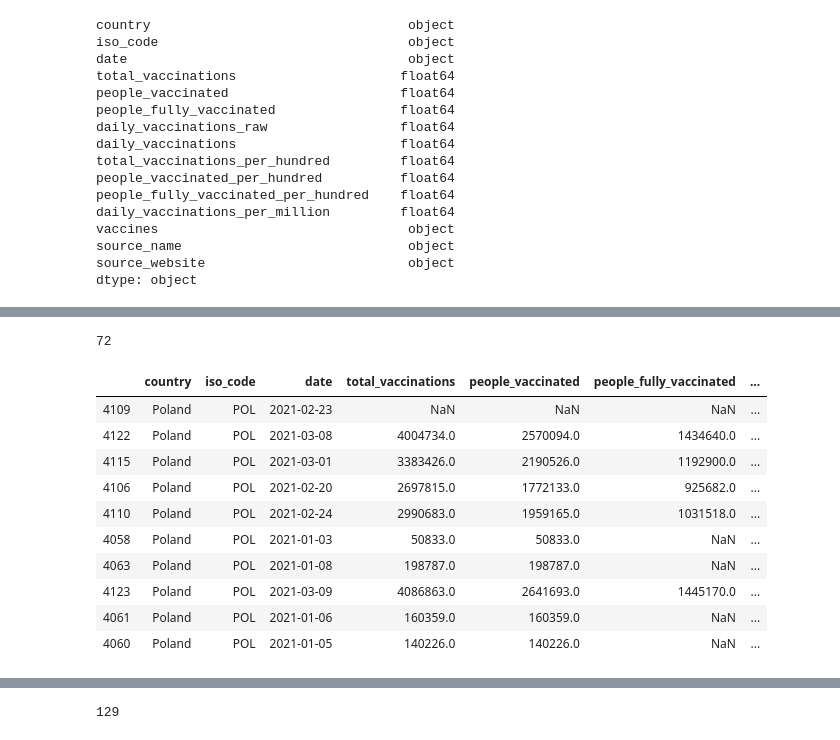
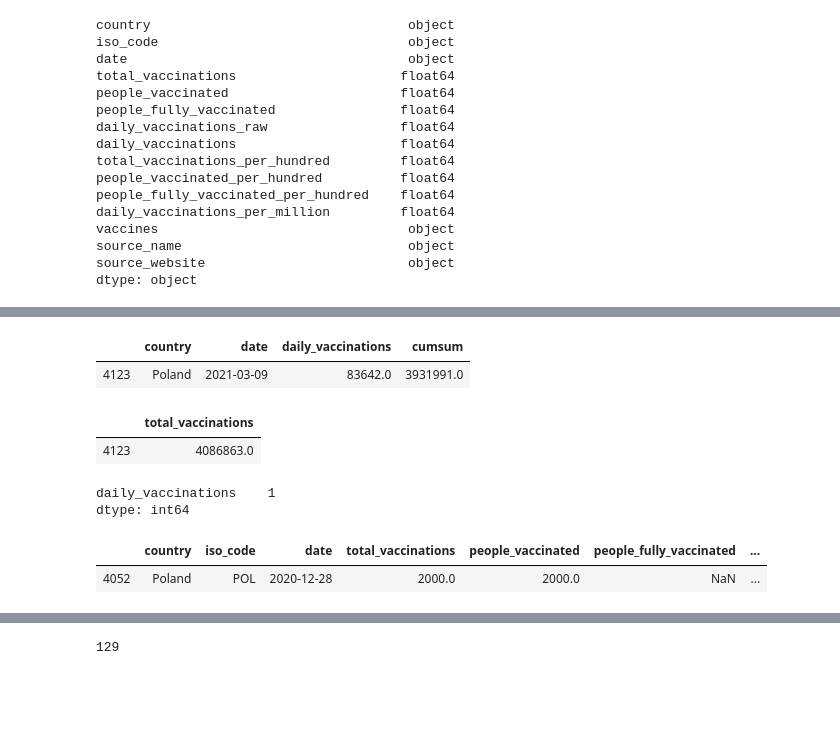
Before and after one commit to kamilaurbanczyk/covid_vaccinations_data_analysis, a Jupyter notebook: Covid vaccinations data analysis.ipynb, the cells around one changed output, grey strips where cells are left out. Drawn from its saved outputs; the diff is of its cells as text; code cells hidden in the pictures; blank space fills up the shorter version.

Commit message:
poland total_vaccinations and daily_vaccinations comparison

```diff
--- a/Covid vaccinations data analysis.ipynb
+++ b/Covid vaccinations data analysis.ipynb
@@ -114,4 +119,19 @@ data[data.country == 'Poland'].describe()
+# %%
+#Compare total_vaccinations for the latest date with daily_vaccinations cumulative sum for the latest date
+
+daily_vaccinations_poland = (
+    data[data.country == 'Poland'][['country', 'date', 'daily_vaccinations']]
+    .sort_values(by='date', ascending=True)
+
+)
+
+daily_vaccinations_poland['cumsum'] = daily_vaccinations_poland['daily_vaccinations'].cumsum()
+daily_vaccinations_poland.tail(1)
+# %% [output]
+|  | country | date | daily_vaccinations | cumsum |
+| 4123 | Poland | 2021-03-09 | 83642.0 | 3931991.0 |
 # %%
-len(data[data.country == 'Poland'])
+data[data.country == 'Poland'][['total_vaccinations']].tail(1)
 # %% [output]
-72
+|  | total_vaccinations |
+| 4123 | 4086863.0 |
@@ -118,14 +140,10 @@ len(data[data.country == 'Poland'])
 # %%
-data[data.country == 'Poland'].sample(10)
+data[data.country == 'Poland'][['daily_vaccinations']].isnull().sum()
 # %% [output]
-|  | country | iso_code | date | total_vaccinations | people_vaccinated | people_fully_vaccinated | ... |
-| 4109 | Poland | POL | 2021-02-23 | NaN | NaN | NaN | ... |
-| 4122 | Poland | POL | 2021-03-08 | 4004734.0 | 2570094.0 | 1434640.0 | ... |
-| 4115 | Poland | POL | 2021-03-01 | 3383426.0 | 2190526.0 | 1192900.0 | ... |
-| 4106 | Poland | POL | 2021-02-20 | 2697815.0 | 1772133.0 | 925682.0 | ... |
-| 4110 | Poland | POL | 2021-02-24 | 2990683.0 | 1959165.0 | 1031518.0 | ... |
-| 4058 | Poland | POL | 2021-01-03 | 50833.0 | 50833.0 | NaN | ... |
-| 4063 | Poland | POL | 2021-01-08 | 198787.0 | 198787.0 | NaN | ... |
-| 4123 | Poland | POL | 2021-03-09 | 4086863.0 | 2641693.0 | 1445170.0 | ... |
-| 4061 | Poland | POL | 2021-01-06 | 160359.0 | 160359.0 | NaN | ... |
-| 4060 | Poland | POL | 2021-01-05 | 140226.0 | 140226.0 | NaN | ... |
+daily_vaccinations    1
+dtype: int64
+# %%
+data[data.country == 'Poland'][data.daily_vaccinations.isnull()]
+# %% [output]
+|  | country | iso_code | date | total_vaccinations | people_vaccinated | people_fully_vaccinated | ... |
+| 4052 | Poland | POL | 2020-12-28 | 2000.0 | 2000.0 | NaN | ... |
```
Also changed, not shown: parts of 6 cells of this notebook.
